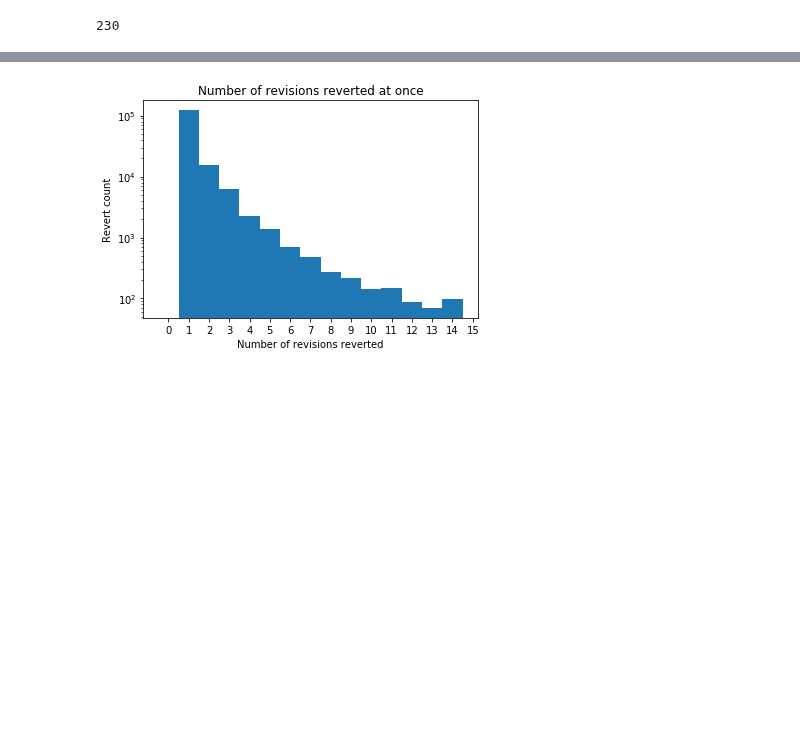
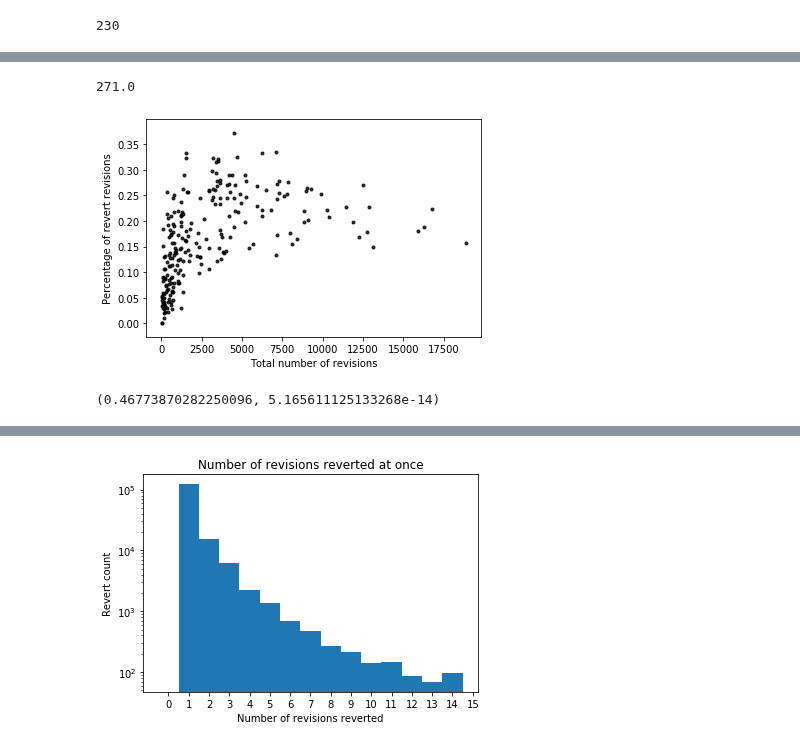
Before and after one commit to levon003/wiki-ores-feedback, a Jupyter notebook: notebook/RevertExtraction.ipynb, the cells around one changed output, grey strips where cells are left out. Saved outputs shown, nothing was run; the diff lists cells and outputs as text; code cells hidden in the pictures; blank space fills up the shorter version.

```diff
--- a/notebook/RevertExtraction.ipynb
+++ b/notebook/RevertExtraction.ipynb
@@ -224,3 +226,17 @@ plt.show()
+# %%
+np.quantile(page_rev_revert_counts, 0.5)
+# %% [output]
+271.0
+# %%
+# Pages with more revisions are more likely to have a large percentage of reverts
+plt.scatter(page_rev_doc_counts, page_rev_revert_counts / page_rev_doc_counts, alpha=0.8, color='black', marker='.')
+plt.xlabel("Total number of revisions")
+plt.ylabel("Percentage of revert revisions")
+plt.show()
+scipy.stats.pearsonr(page_rev_doc_counts, page_rev_revert_counts / page_rev_doc_counts)
+# %% [output]
+[figure, added]
+(0.46773870282250096, 5.165611125133268e-14)
 # %%
 len(reverts)
 # %% [output]
```
Also changed, not shown: parts of 41 cells of this notebook, 2 other files.
